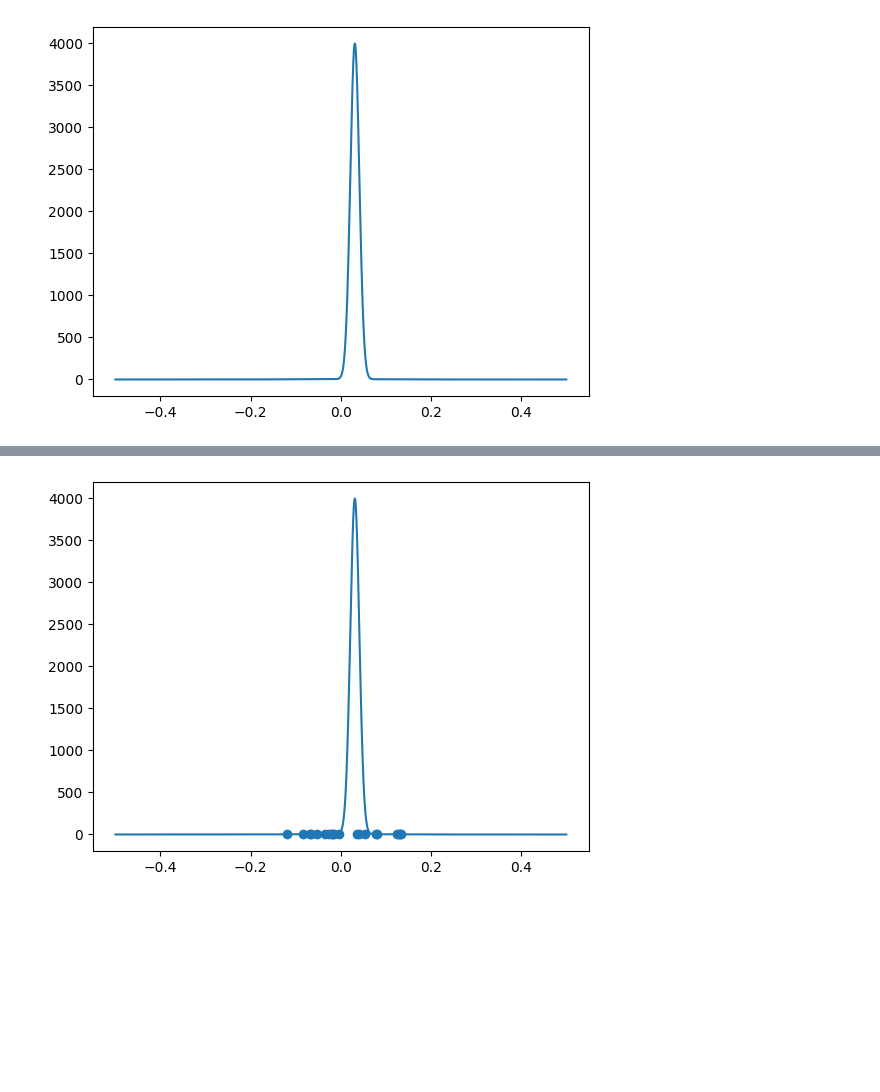
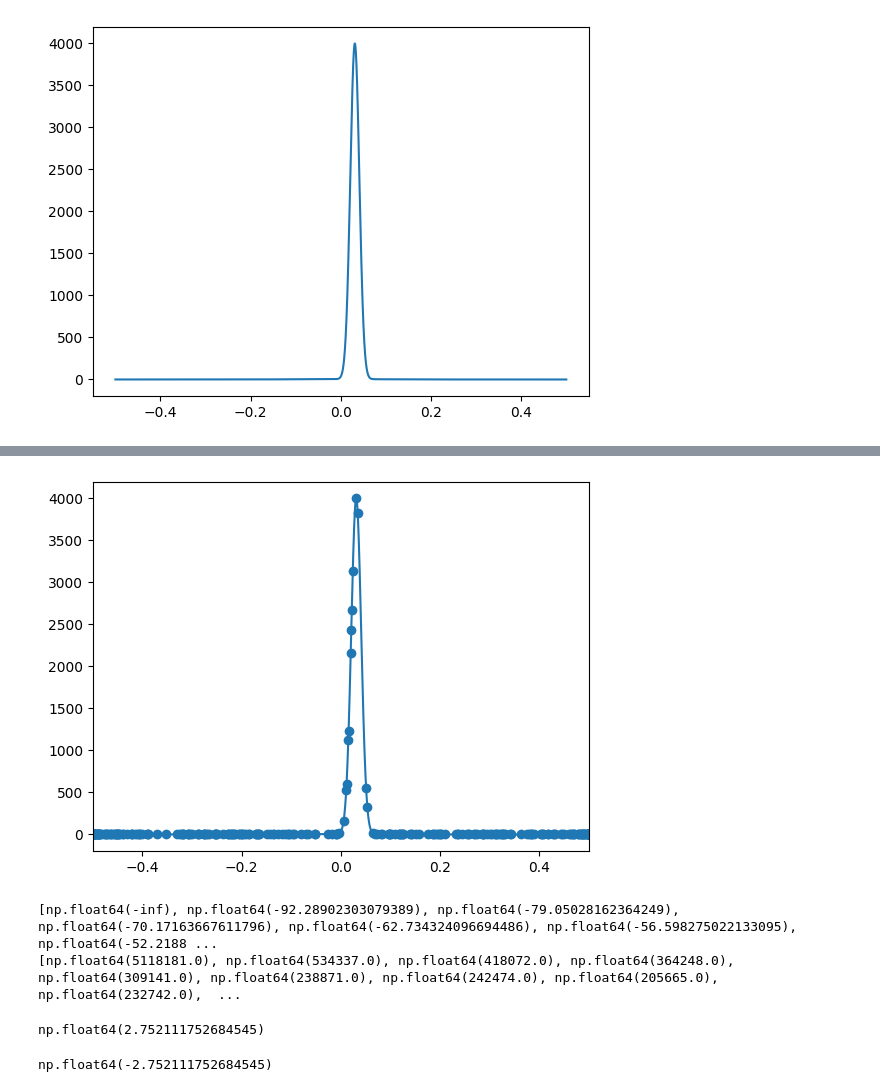
Before and after one commit to thomas-egg/nested_sampling, a Jupyter notebook: examples/spike_slab/sandbox.ipynb, the cells around one changed output, grey strips where cells are left out. Cells and saved outputs as stored; diff of their text form; code cells hidden in the pictures; blank space fills up the shorter version.

```diff
--- a/examples/spike_slab/sandbox.ipynb
+++ b/examples/spike_slab/sandbox.ipynb
@@ -86,9 +65,25 @@ array([0.00000000e+00, 3.43630163e-88, 2.23184690e-84, 2.45347381e-81,
 # %%
-pos = chain['x'][-20:][:,0]
+pos = chain['x'][-400:][:,6]
 x = np.linspace(-0.5, 0.5, 10000)
 y = np.exp([log_likelihood(x_i) for x_i in x])
 plt.plot(x, y)
-plt.scatter(pos, np.zeros(len(pos)))
+plt.scatter(pos, [np.exp(log_likelihood(position)) for position in pos])
+#plt.ylim(0, 10)
+plt.xlim(-0.5, 0.5)
 plt.show()
 # %% [output]
-[figure, old version]
+[figure, new version]
+# %%
+print([level.log_likelihood_bound for level in list_levels])
+print([level.total_visits for level in list_levels])
+# %% [output]
+[np.float64(-inf), np.float64(-92.28902303079389), np.float64(-79.05028162364249), np.float64(-70.17163667611796), np.float64(-62.734324096694486), np.float64(-56.598275022133095), np.float64(-52.2188 ...
+[np.float64(5118181.0), np.float64(534337.0), np.float64(418072.0), np.float64(364248.0), np.float64(309141.0), np.float64(238871.0), np.float64(242474.0), np.float64(205665.0), np.float64(232742.0),  ...
+# %%
+list_levels[4].level_weight(levels.current_max_J, 10.0, levels.max_J)
+# %% [output]
+np.float64(2.752111752684545)
+# %%
+list_levels[4].get_log_X
+# %% [output]
+np.float64(-2.752111752684545)
```
Also changed, not shown: parts of 4 cells of this notebook, 5 other files.
